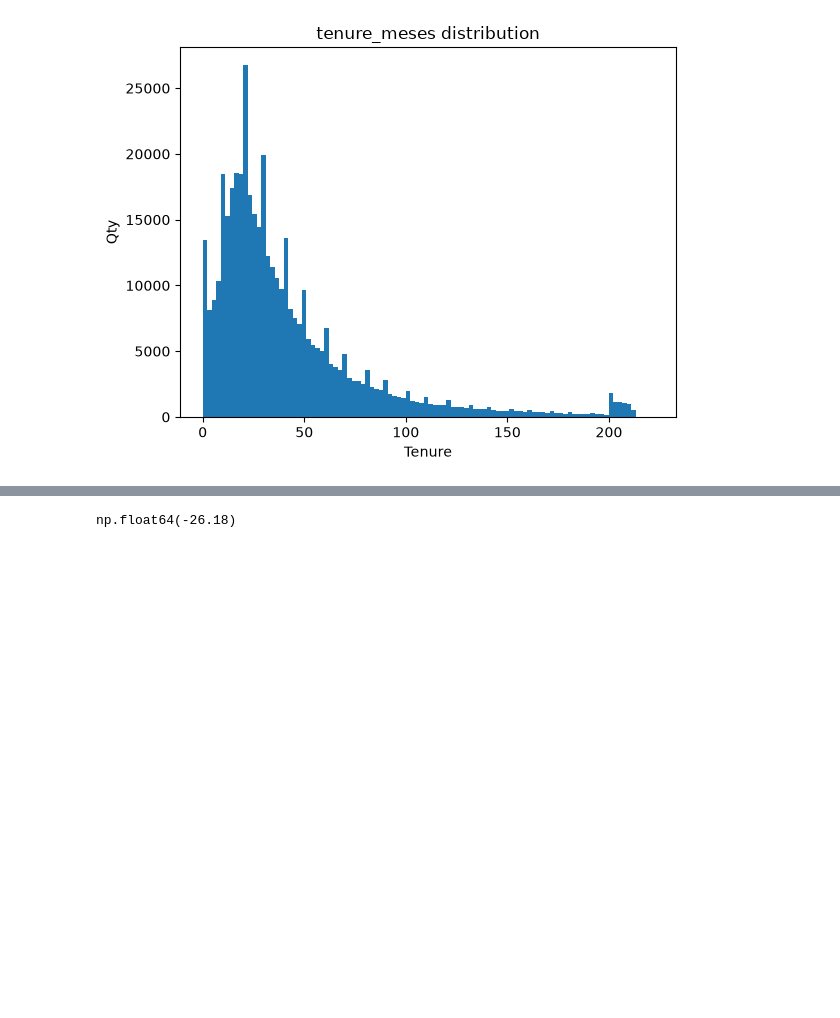
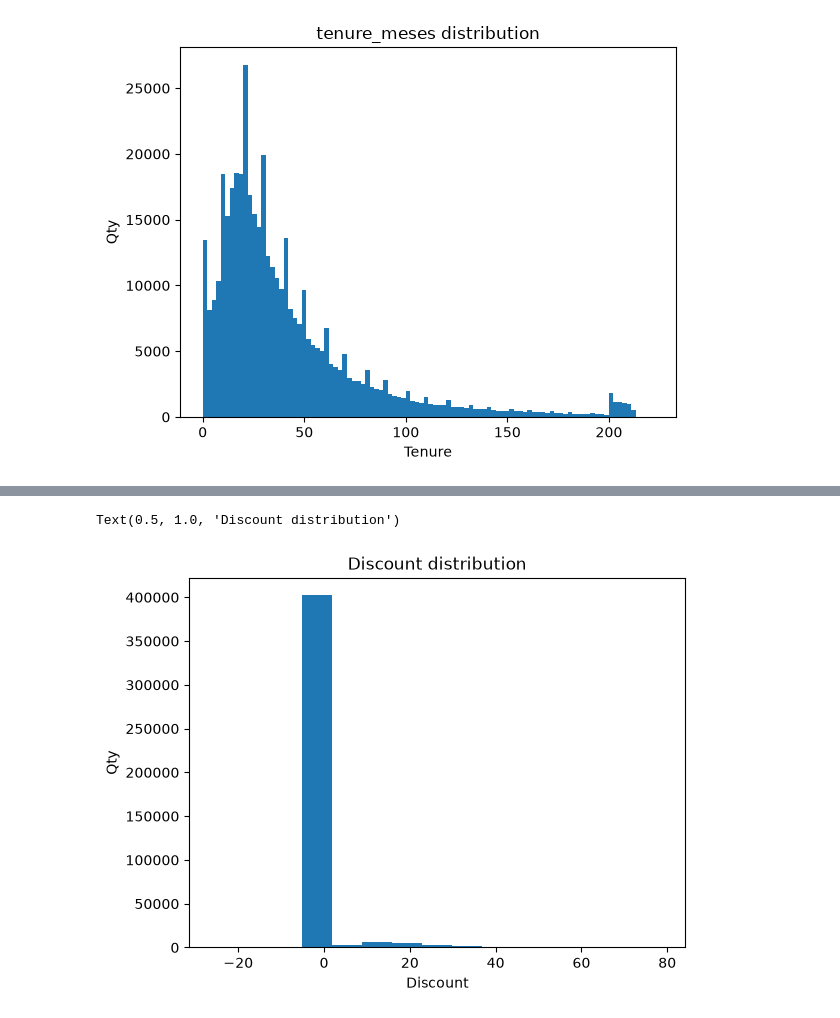
Before and after one commit to marciodosanjos/classification-churn, a Jupyter notebook: notebooks/01_exploracao.ipynb, the cells around one changed output, grey strips where cells are left out. Cells and saved outputs as stored; diff of their text form; code cells hidden in the pictures; blank space fills up the shorter version.

```diff
--- a/notebooks/01_exploracao.ipynb
+++ b/notebooks/01_exploracao.ipynb
@@ -614,10 +618,11 @@ Name: qtd_linhas_titular, dtype: float64
 # %%
 #desconto_promocional: neg value?
 X_train['desconto_promocional'].min()
 
-# plt.hist(X_train['desconto_promocional'].dropna(), bins=15)
-# plt.xlabel("Discount")
-# plt.ylabel("Qty")
-# plt.title("Discount distribution")
+plt.hist(X_train['desconto_promocional'].dropna(), bins=15)
+plt.xlabel("Discount")
+plt.ylabel("Qty")
+plt.title("Discount distribution")
 # %% [output]
-np.float64(-26.18)
+Text(0.5, 1.0, 'Discount distribution')
+[figure, added]
```
Also changed, not shown: parts of 17 cells of this notebook.
